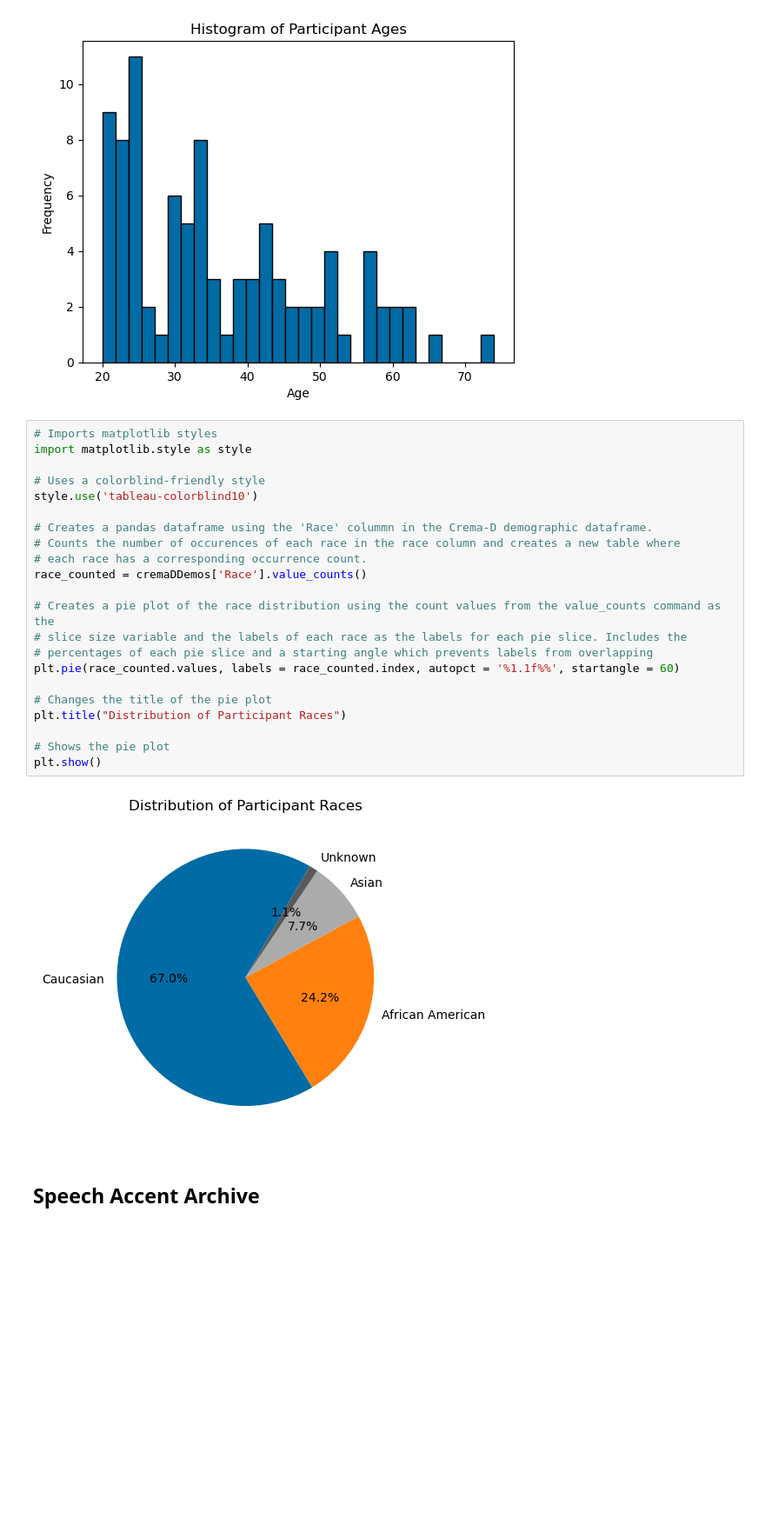
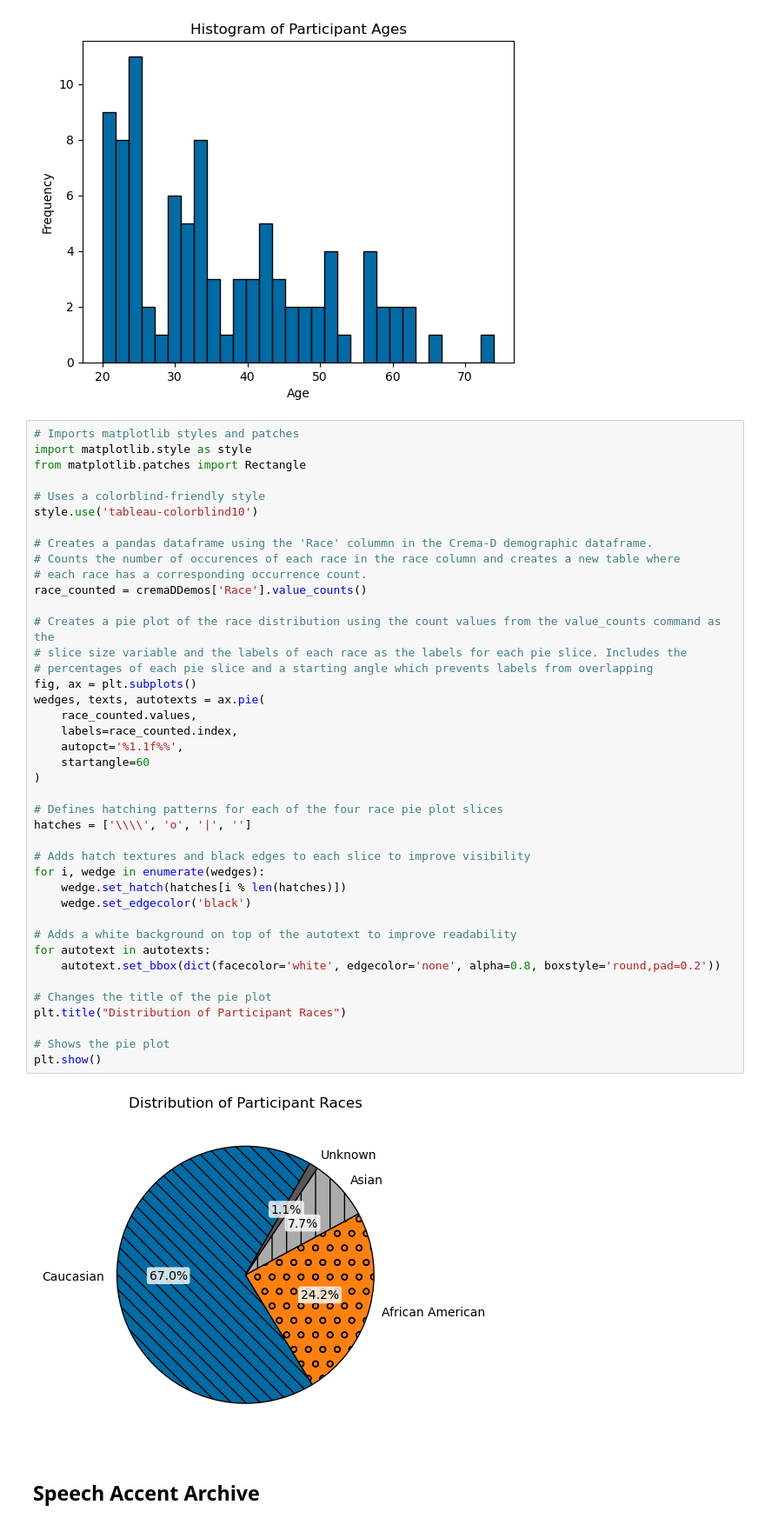
Before and after one commit to SleepDeprived3/Bias-in-Emotion-Recognition, a Jupyter notebook: data/Exploratory Data Analysis.ipynb, the cells around one changed output. Shown: that part at 87% size. Drawn from its saved outputs; the diff is of its cells as text; blank space fills up the shorter version.

```diff
--- a/data/Exploratory Data Analysis.ipynb
+++ b/data/Exploratory Data Analysis.ipynb
@@ -39,29 +49,48 @@ plt.show()
 # %% [output]
 [figure]
 # %%
-# Imports matplotlib styles
+# Imports matplotlib styles and patches
 import matplotlib.style as style
+from matplotlib.patches import Rectangle
 
 # Uses a colorblind-friendly style
 style.use('tableau-colorblind10')
 
 # Creates a pandas dataframe using the 'Race' colummn in the Crema-D demographic dataframe.
 # Counts the number of occurences of each race in the race column and creates a new table where
 # each race has a corresponding occurrence count.
 race_counted = cremaDDemos['Race'].value_counts()
 
 # Creates a pie plot of the race distribution using the count values from the value_counts command as the
 # slice size variable and the labels of each race as the labels for each pie slice. Includes the
 # percentages of each pie slice and a starting angle which prevents labels from overlapping
-plt.pie(race_counted.values, labels = race_counted.index, autopct = '%1.1f%%', startangle = 60)
+fig, ax = plt.subplots()
+wedges, texts, autotexts = ax.pie(
+    race_counted.values,
+    labels=race_counted.index,
+    autopct='%1.1f%%',
+    startangle=60
+)
+
+# Defines hatching patterns for each of the four race pie plot slices
+hatches = ['\\\\', 'o', '|', '']
+
+# Adds hatch textures and black edges to each slice to improve visibility
+for i, wedge in enumerate(wedges):
+    wedge.set_hatch(hatches[i % len(hatches)])
+    wedge.set_edgecolor('black')
+
+# Adds a white background on top of the autotext to improve readability
+for autotext in autotexts:
+    autotext.set_bbox(dict(facecolor='white', edgecolor='none', alpha=0.8, boxstyle='round,pad=0.2'))
 
 # Changes the title of the pie plot
 plt.title("Distribution of Participant Races")
 
 # Shows the pie plot
 plt.show()
 # %% [output]
-[figure, old version]
+[figure, new version]
 # %% [markdown]
 ## Speech Accent Archive
 # %%
```
Also changed, not shown: parts of 7 cells of this notebook.
